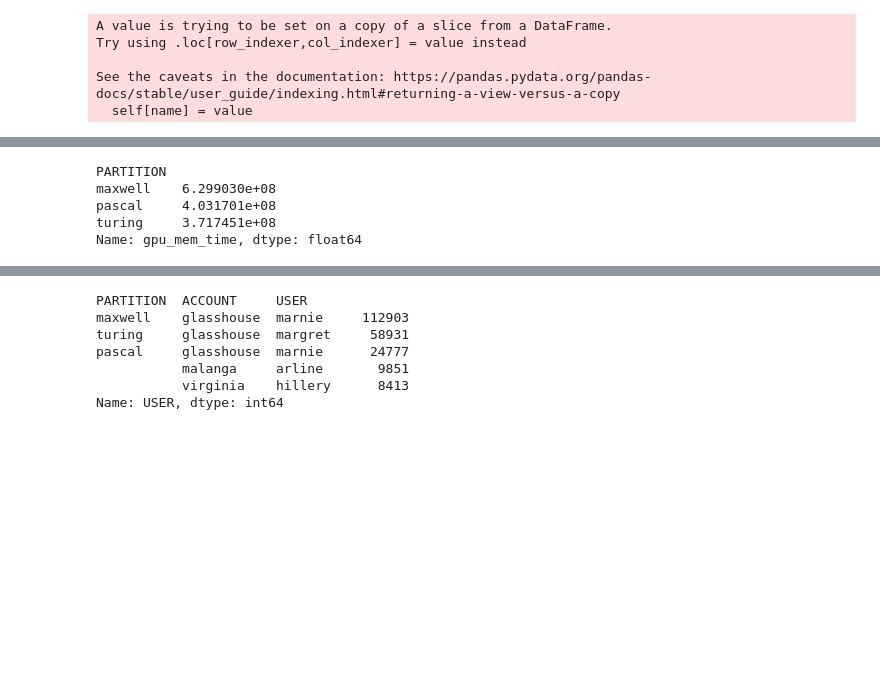
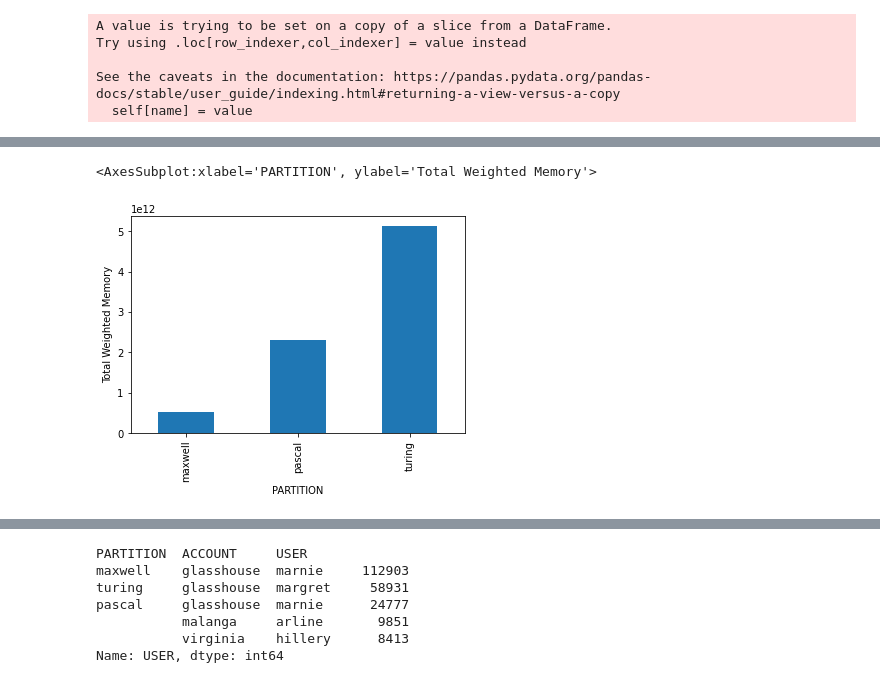
Before and after one commit to essetetsahai/accre_project-jolly_ranchers, a Jupyter notebook: JR_accre.ipynb, the cells around one changed output, grey strips where cells are left out. Saved outputs shown, nothing was run; the diff lists cells and outputs as text; code cells hidden in the pictures; blank space fills up the shorter version.

```diff
--- a/JR_accre.ipynb
+++ b/JR_accre.ipynb
@@ -93,4 +93,4 @@ accre['USEDTIMEtd'].dt.total_seconds()
 336949        0.0
 Name: USEDTIMEtd, Length: 336950, dtype: float64
 # %%
-accre['usedtime_seconds'] = accre['USEDTIMEtd'].dt.total_seconds()
+accre['usedtime_seconds'] = accre['USEDTIMEtd'].dt.total_minutes()
@@ -176,5 +178,3 @@ See the caveats in the documentation: https://pandas.pydata.org/pandas-docs/stab
 accre_filtered = accre_filtered.astype({"USEDMEM":'float'})
 # %%
 #df4_SC['weighted_memorry'] = (df4_SC['MEM']/df4_SC['GPUS'])*df4_SC['USED_SEC']
-# %%
-accre_filtered['gpu_mem_time'] = sum(accre_filtered['USEDMEM']/accre_filtered['GPUS'] * accre_filtered['usedtime_seconds'])/sum(accre_filtered['usedtime_seconds'])
@@ -187,11 +193,10 @@ accre_filtered.head(5)
 | 2 | 32880718 | glasshouse | brady | 402.32 | 05:00:00 | 00:08:57 | 1 | 3 | 1 | maxwell | 0:0 | ... |
 | 3 | 32880719 | glasshouse | brady | 417.62 | 20:00:00 | 05:09:46 | 1 | 1 | 1 | pascal | 0:0 | ... |
 | 4 | 32880720 | glasshouse | brady | 450.09 | 15:00:00 | 04:11:10 | 1 | 1 | 1 | pascal | 0:0 | ... |
-# %%
-accre_filtered.groupby(['PARTITION'])['gpu_mem_time'].sum()
-# %% [output]
-PARTITION
-maxwell    6.299030e+08
-pascal     4.031701e+08
-turing     3.717451e+08
-Name: gpu_mem_time, dtype: float64
+# %%
+w = accre_filtered.groupby(['PARTITION'])['runtime_weighted_pergpu_memory_usage'].agg(sum)
+w
+w.plot(kind = 'bar', x = 'Partition', ylabel = 'Total Weighted Memory')
+# %% [output]
+<AxesSubplot:xlabel='PARTITION', ylabel='Total Weighted Memory'>
+[figure, added]
```
Also changed, not shown: parts of 9 cells of this notebook.
